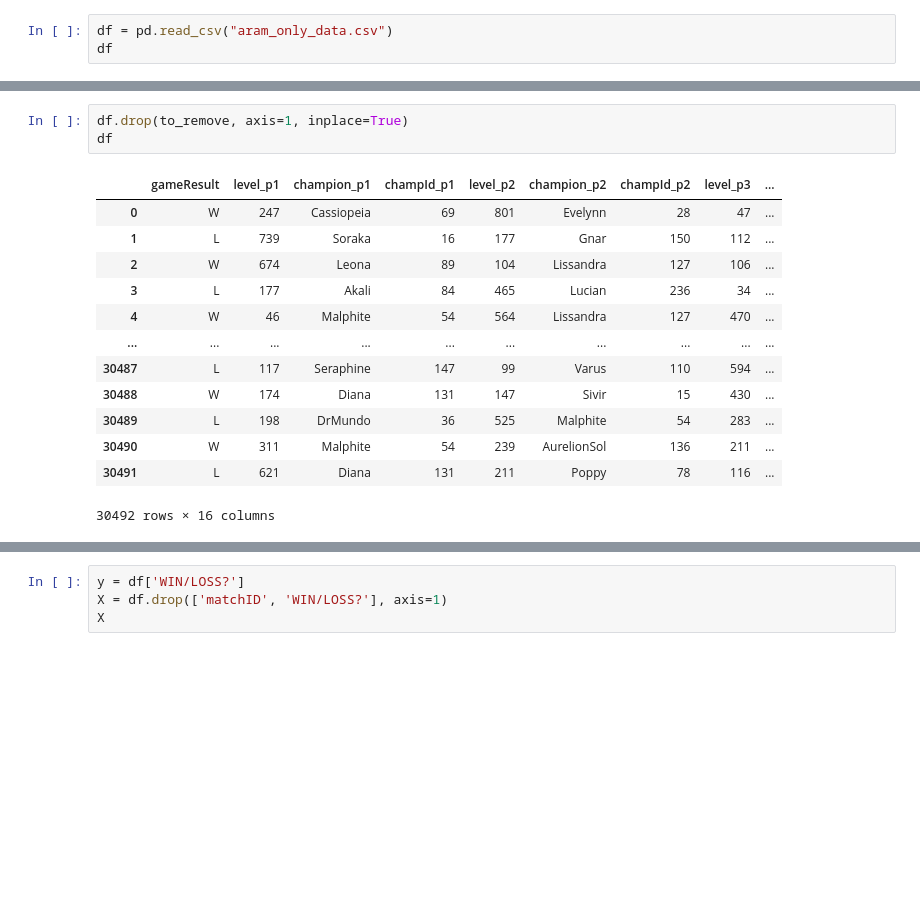
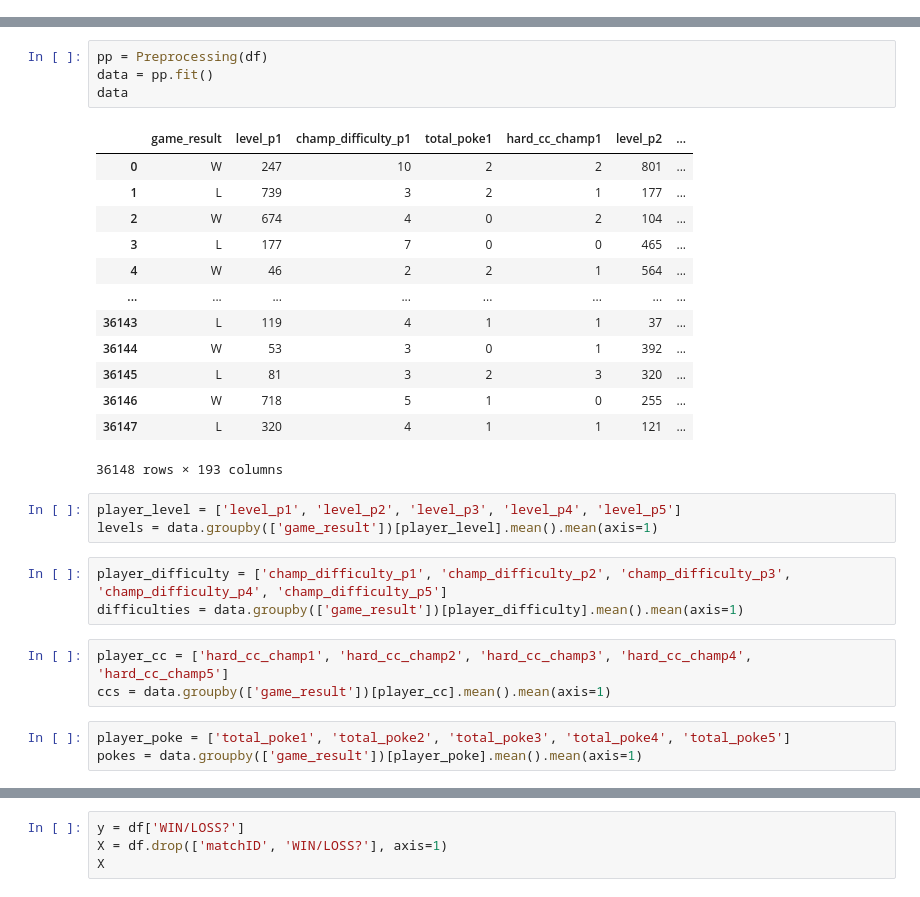
Before and after one commit to VickusWan/League, a Jupyter notebook: League_ARAM_prediction_model-main/League_data modelling.ipynb, the cells around one changed output, grey strips where cells are left out. Drawn from its saved outputs; the diff is of its cells as text; blank space fills up the shorter version.

```diff
--- a/League_ARAM_prediction_model-main/League_data modelling.ipynb
+++ b/League_ARAM_prediction_model-main/League_data modelling.ipynb
@@ -24,3 +27,0 @@ df
-# %%
-df = pd.read_csv("aram_only_data.csv")
-df
@@ -49,17 +28,30 @@ to_remove
-# %%
-df.drop(to_remove, axis=1, inplace=True)
-df
-# %% [output]
-|  | gameResult | level_p1 | champion_p1 | champId_p1 | level_p2 | champion_p2 | champId_p2 | level_p3 | ... |
-| 0 | W | 247 | Cassiopeia | 69 | 801 | Evelynn | 28 | 47 | ... |
-| 1 | L | 739 | Soraka | 16 | 177 | Gnar | 150 | 112 | ... |
-| 2 | W | 674 | Leona | 89 | 104 | Lissandra | 127 | 106 | ... |
-| 3 | L | 177 | Akali | 84 | 465 | Lucian | 236 | 34 | ... |
-| 4 | W | 46 | Malphite | 54 | 564 | Lissandra | 127 | 470 | ... |
-| ... | ... | ... | ... | ... | ... | ... | ... | ... | ... |
-| 30487 | L | 117 | Seraphine | 147 | 99 | Varus | 110 | 594 | ... |
-| 30488 | W | 174 | Diana | 131 | 147 | Sivir | 15 | 430 | ... |
-| 30489 | L | 198 | DrMundo | 36 | 525 | Malphite | 54 | 283 | ... |
-| 30490 | W | 311 | Malphite | 54 | 239 | AurelionSol | 136 | 211 | ... |
-| 30491 | L | 621 | Diana | 131 | 211 | Poppy | 78 | 116 | ... |
-30492 rows × 16 columns
+# %%
+pp = Preprocessing(df)
+data = pp.fit()
+data
+# %% [output]
+|  | game_result | level_p1 | champ_difficulty_p1 | total_poke1 | hard_cc_champ1 | level_p2 | ... |
+| 0 | W | 247 | 10 | 2 | 2 | 801 | ... |
+| 1 | L | 739 | 3 | 2 | 1 | 177 | ... |
+| 2 | W | 674 | 4 | 0 | 2 | 104 | ... |
+| 3 | L | 177 | 7 | 0 | 0 | 465 | ... |
+| 4 | W | 46 | 2 | 2 | 1 | 564 | ... |
+| ... | ... | ... | ... | ... | ... | ... | ... |
+| 36143 | L | 119 | 4 | 1 | 1 | 37 | ... |
+| 36144 | W | 53 | 3 | 0 | 1 | 392 | ... |
+| 36145 | L | 81 | 3 | 2 | 3 | 320 | ... |
+| 36146 | W | 718 | 5 | 1 | 0 | 255 | ... |
+| 36147 | L | 320 | 4 | 1 | 1 | 121 | ... |
+36148 rows × 193 columns
+# %%
+player_level = ['level_p1', 'level_p2', 'level_p3', 'level_p4', 'level_p5']
+levels = data.groupby(['game_result'])[player_level].mean().mean(axis=1)
+# %%
+player_difficulty = ['champ_difficulty_p1', 'champ_difficulty_p2', 'champ_difficulty_p3', 'champ_difficulty_p4', 'champ_difficulty_p5']
+difficulties = data.groupby(['game_result'])[player_difficulty].mean().mean(axis=1)
+# %%
+player_cc = ['hard_cc_champ1', 'hard_cc_champ2', 'hard_cc_champ3', 'hard_cc_champ4', 'hard_cc_champ5']
+ccs = data.groupby(['game_result'])[player_cc].mean().mean(axis=1)
+# %%
+player_poke = ['total_poke1', 'total_poke2', 'total_poke3', 'total_poke4', 'total_poke5']
+pokes = data.groupby(['game_result'])[player_poke].mean().mean(axis=1)
```
Also changed, not shown: parts of 11 cells of this notebook, 10 other files.
